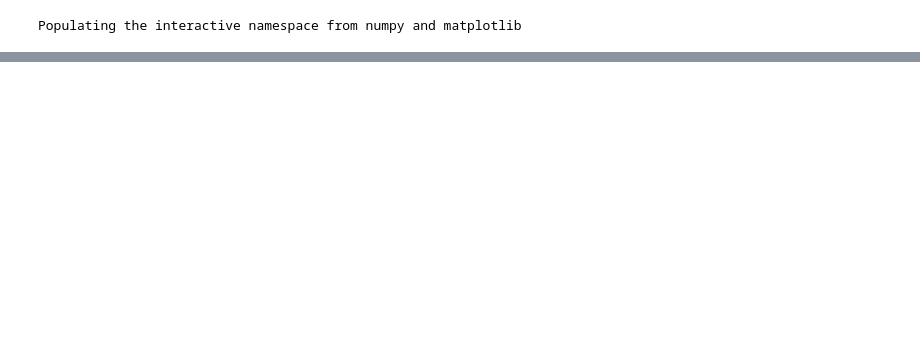
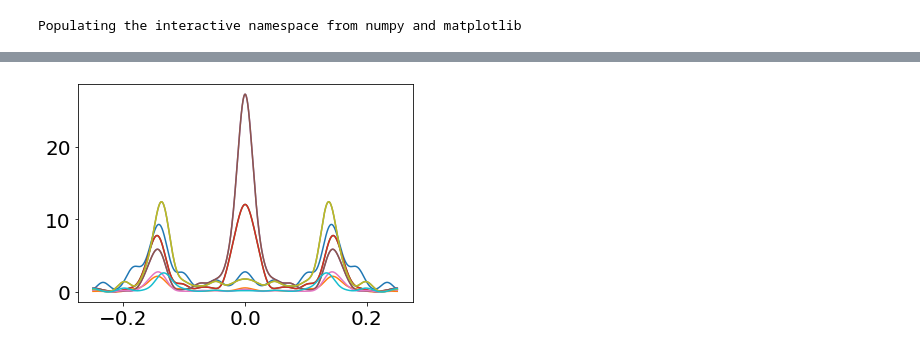
Before and after one commit to asbothjanos/Weyl_Z2_2D, a Jupyter notebook: python/Coupled_BHZedge_angle_pybinding_kpm.ipynb, the cells around one changed output, grey strips where cells are left out. Saved outputs shown, nothing was run; the diff lists cells and outputs as text; code cells hidden in the pictures; blank space fills up the shorter version.

```diff
--- a/python/Coupled_BHZedge_angle_pybinding_kpm.ipynb
+++ b/python/Coupled_BHZedge_angle_pybinding_kpm.ipynb
@@ -88 +95,5 @@ plot(results.args['eran'],array([l.data for l in results.ldos_data]).mean(axis=0
+# %%
+[plot(results.args['eran'],l.data ) for l in results.ldos_data ];
+# %% [output]
+[figure, added]
 # %%
```
Also changed, not shown: parts of 11 cells of this notebook, 1 other file.
